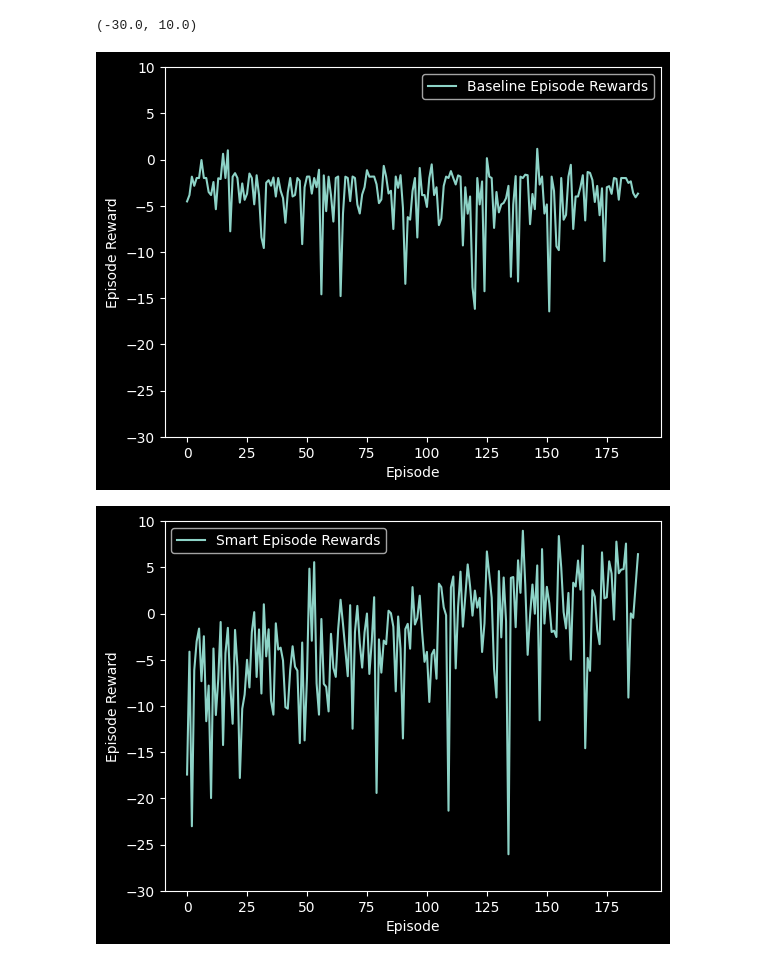
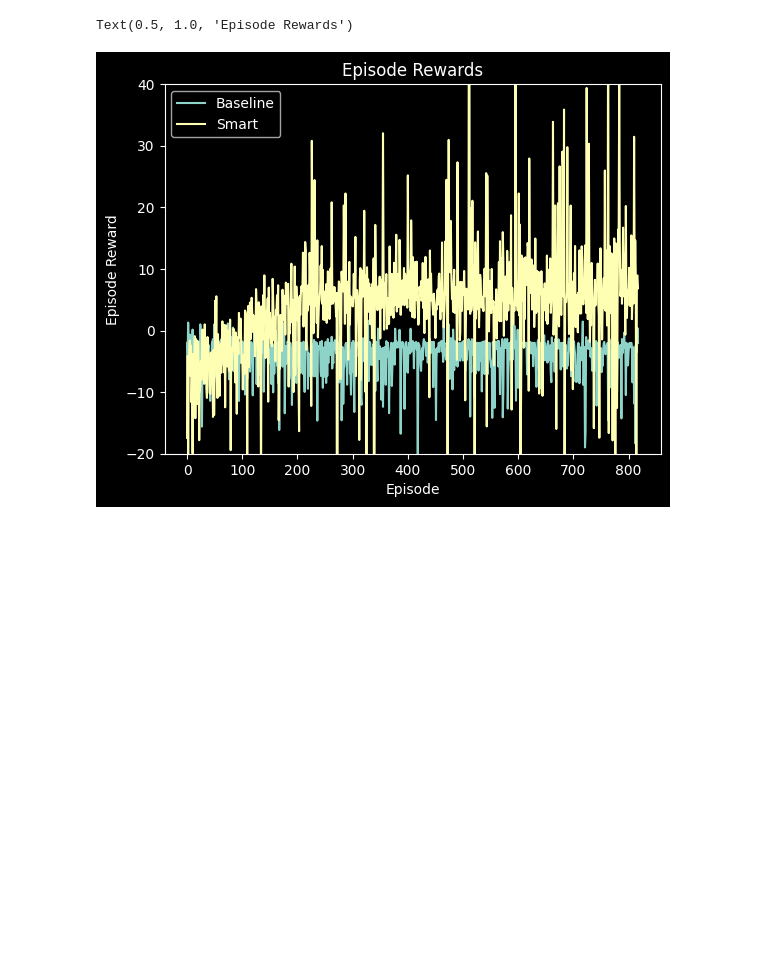
Before and after one commit to PranavMaganti/JEFRL, a Jupyter notebook: src/stats.ipynb, the cells around one changed output. Drawn from its saved outputs; the diff is of its cells as text; code cells hidden in the pictures; blank space fills up the shorter version.

```diff
--- a/src/stats.ipynb
+++ b/src/stats.ipynb
@@ -2,10 +2,10 @@
 import numpy as np
 import pickle
 # %%
-with open("../data/2023-06-07T14:37:.711786/run_data_8000.pkl", "rb") as f:
+with open("../data/2023-06-07T14:37:.711786/run_data_49000.pkl", "rb") as f:
     smart_run_data = pickle.load(f)
 
-with open("../data/2023-06-07T11:47:.582489_baseline/run_data_50000.pkl", "rb") as f:
+with open("../data/2023-06-07T22:35:.884914_baseline/run_data_80000.pkl", "rb") as f:
     baseline_run_data = pickle.load(f)
 
 smart_episode_rewards = smart_run_data["episode_rewards"]
@@ -80,19 +82,20 @@ Text(0, 0.5, 'Coverage (%)')
 # %%
 episodes = min(len(smart_episode_rewards), len(baseline_episode_rewards))
 
 plt.figure()
-sns.lineplot(x = np.arange(episodes),y=baseline_episode_rewards_summed[:episodes], label="Baseline Episode Rewards")
+sns.lineplot(x = np.arange(episodes),y=baseline_episode_rewards_summed[:episodes], label="Baseline")
 plt.xlabel("Episode")
 plt.ylabel("Episode Reward")
-plt.ylim(-30, 10)
+plt.ylim(-20, 40)
 
 
-plt.figure()
-sns.lineplot(x = np.arange(episodes),y=smart_episode_rewards_summed[:episodes], label="Smart Episode Rewards")
+# plt.figure()
+sns.lineplot(x = np.arange(episodes),y=smart_episode_rewards_summed[:episodes], label="Smart")
 plt.xlabel("Episode")
 plt.ylabel("Episode Reward")
-plt.ylim(-30, 10)
+plt.ylim(-20, 40)
+
+plt.title("Episode Rewards")
 # %% [output]
-(-30.0, 10.0)
+Text(0.5, 1.0, 'Episode Rewards')
-[figure, old version]
+[figure, new version]
-[figure, removed]
```
Also changed, not shown: parts of 2 cells of this notebook, 5 other files.
